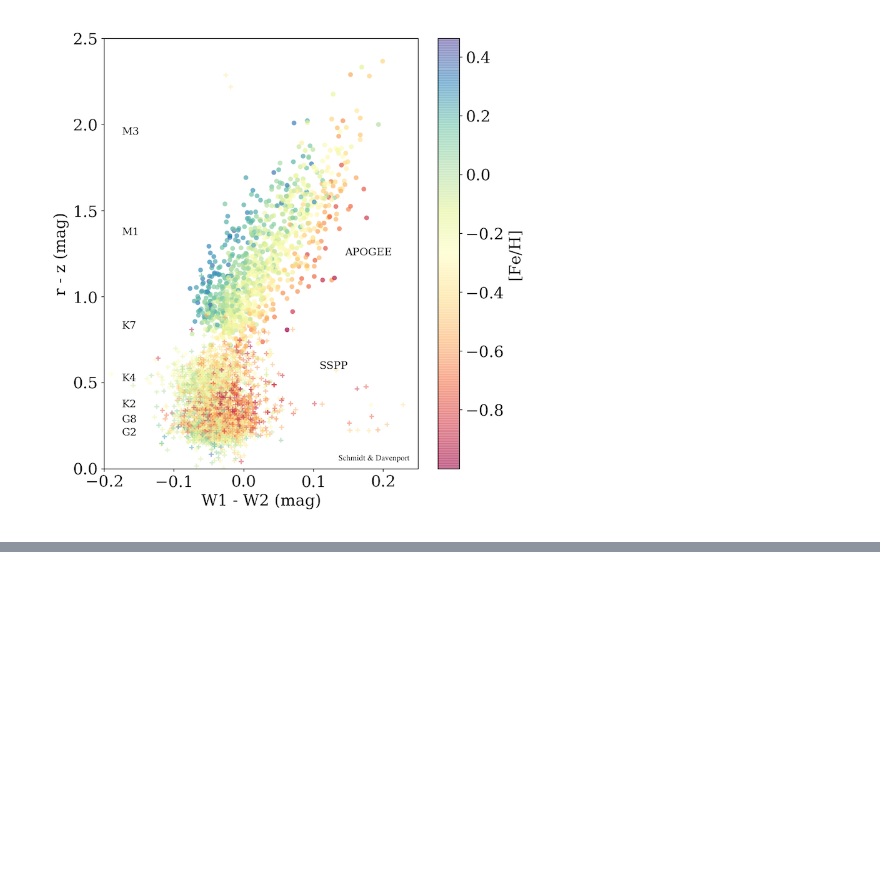
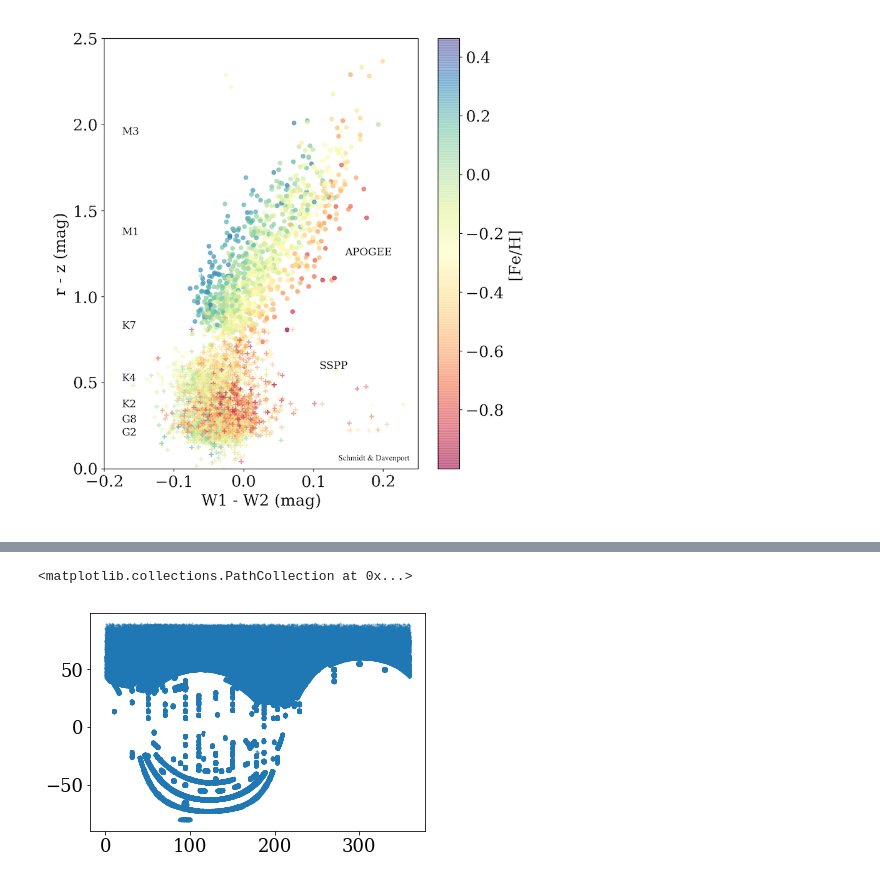
Before and after one commit to jradavenport/GaiaSprint2018, a Jupyter notebook: feh/FeH_explore.ipynb, the cells around one changed output, grey strips where cells are left out. Saved outputs shown, nothing was run; the diff lists cells and outputs as text; code cells hidden in the pictures; blank space fills up the shorter version.

```diff
--- a/feh/FeH_explore.ipynb
+++ b/feh/FeH_explore.ipynb
@@ -37,0 +106,5 @@ Index([u'angDist', u'ra', u'dec', u'AllWISE', u'RAJ2000', u'DEJ2000', u'eeMaj',
+# %%
+plt.scatter(data[u'L'], data[u'B'], s=1, alpha=0.3)
+# %% [output]
+<matplotlib.collections.PathCollection at 0x...>
+[figure, added]
```
Also changed, not shown: parts of 42 cells of this notebook.
